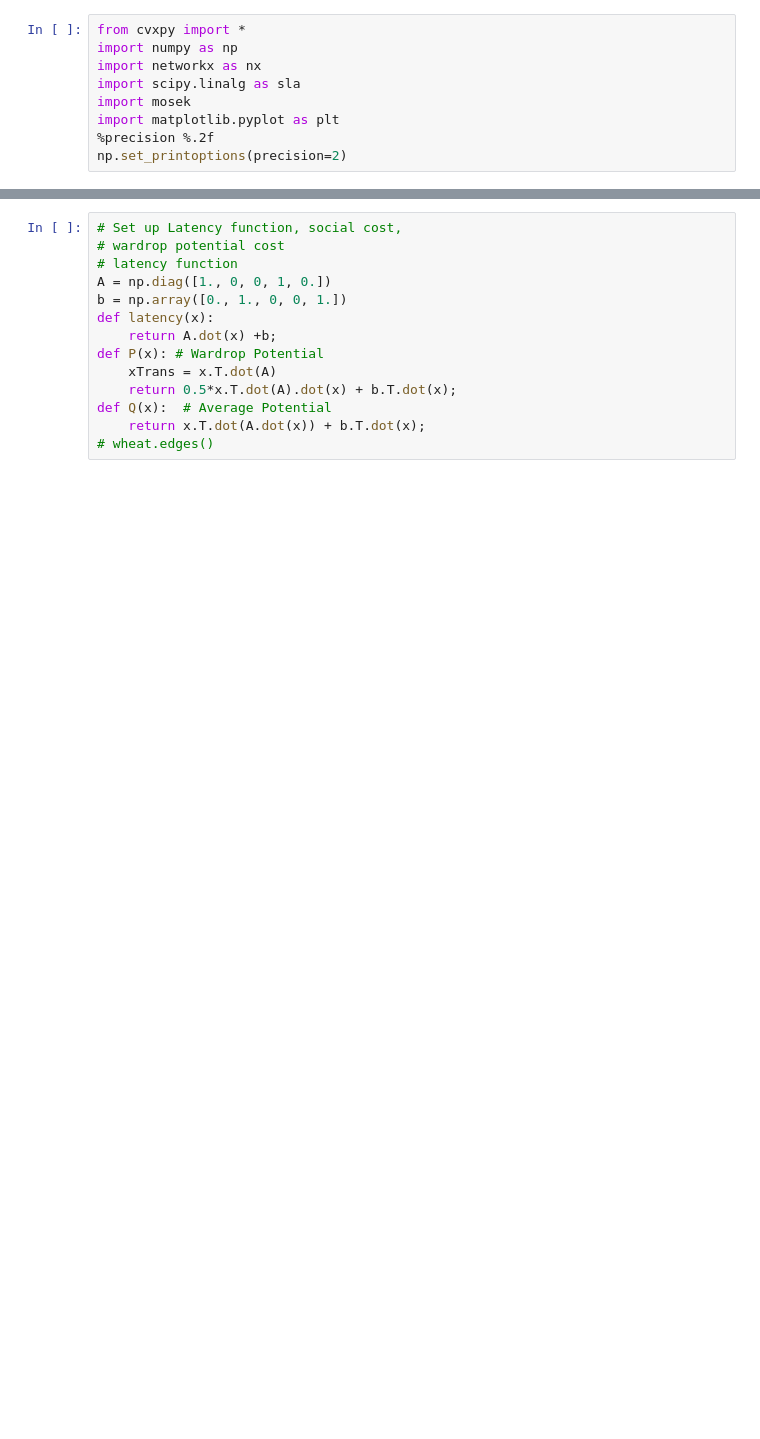
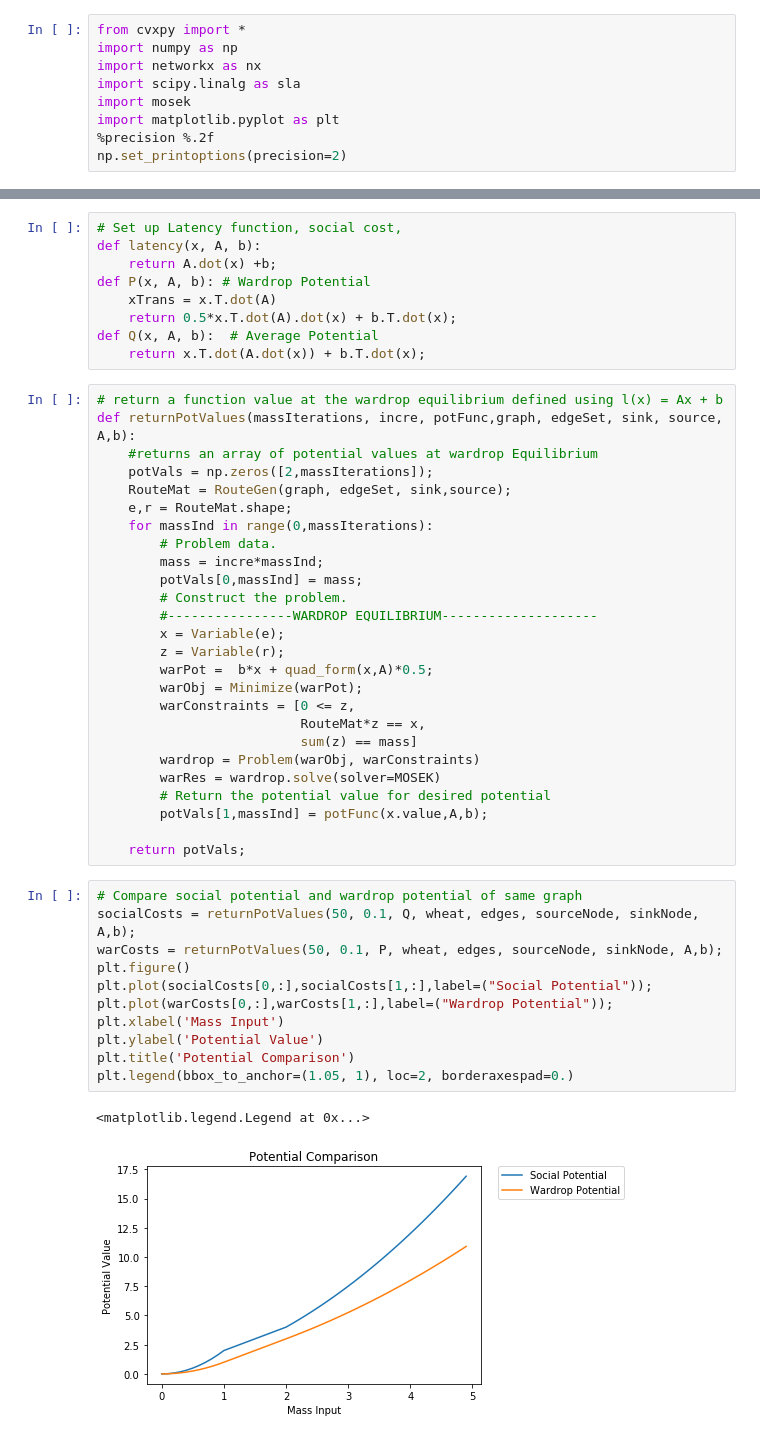
Before and after one commit to danjcalderone/mdp, a Jupyter notebook: Simulations/Braess Paradox.ipynb, the cells around one changed output, grey strips where cells are left out. Saved outputs shown, nothing was run; the diff lists cells and outputs as text; blank space fills up the shorter version.

```diff
--- a/Simulations/Braess Paradox.ipynb
+++ b/Simulations/Braess Paradox.ipynb
@@ -50,14 +65,49 @@ for route in range(0,len(routes)):
 # %%
 # Set up Latency function, social cost,
-# wardrop potential cost
-# latency function
-A = np.diag([1., 0, 0, 1, 0.])
-b = np.array([0., 1., 0, 0, 1.])
-def latency(x):
+def latency(x, A, b):
     return A.dot(x) +b;
-def P(x): # Wardrop Potential
+def P(x, A, b): # Wardrop Potential
     xTrans = x.T.dot(A)
     return 0.5*x.T.dot(A).dot(x) + b.T.dot(x);
-def Q(x):  # Average Potential
+def Q(x, A, b):  # Average Potential
     return x.T.dot(A.dot(x)) + b.T.dot(x);
-# wheat.edges()
+# %%
+# return a function value at the wardrop equilibrium defined using l(x) = Ax + b
+def returnPotValues(massIterations, incre, potFunc,graph, edgeSet, sink, source, A,b):
+    #returns an array of potential values at wardrop Equilibrium
+    potVals = np.zeros([2,massIterations]);
+    RouteMat = RouteGen(graph, edgeSet, sink,source);
+    e,r = RouteMat.shape;
+    for massInd in range(0,massIterations):
+        # Problem data.
+        mass = incre*massInd;
+        potVals[0,massInd] = mass;
+        # Construct the problem.
+        #----------------WARDROP EQUILIBRIUM--------------------
+        x = Variable(e);
+        z = Variable(r);
+        warPot =  b*x + quad_form(x,A)*0.5;
+        warObj = Minimize(warPot);
+        warConstraints = [0 <= z,
+                          RouteMat*z == x,
+                          sum(z) == mass]
+        wardrop = Problem(warObj, warConstraints)
+        warRes = wardrop.solve(solver=MOSEK)
+        # Return the potential value for desired potential
+        potVals[1,massInd] = potFunc(x.value,A,b);
+
+    return potVals;
+# %%
+# Compare social potential and wardrop potential of same graph
+socialCosts = returnPotValues(50, 0.1, Q, wheat, edges, sourceNode, sinkNode, A,b);
+warCosts = returnPotValues(50, 0.1, P, wheat, edges, sourceNode, sinkNode, A,b);
+plt.figure()
+plt.plot(socialCosts[0,:],socialCosts[1,:],label=("Social Potential"));
+plt.plot(warCosts[0,:],warCosts[1,:],label=("Wardrop Potential"));
+plt.xlabel('Mass Input')
+plt.ylabel('Potential Value')
+plt.title('Potential Comparison')
+plt.legend(bbox_to_anchor=(1.05, 1), loc=2, borderaxespad=0.)
+# %% [output]
+<matplotlib.legend.Legend at 0x...>
+[figure, added]
```
Also changed, not shown: parts of 8 cells of this notebook.
